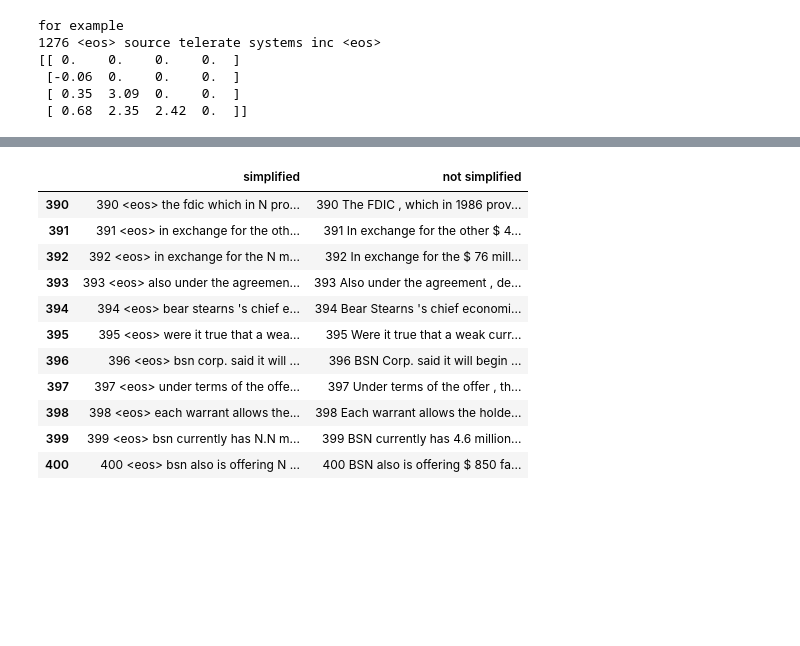
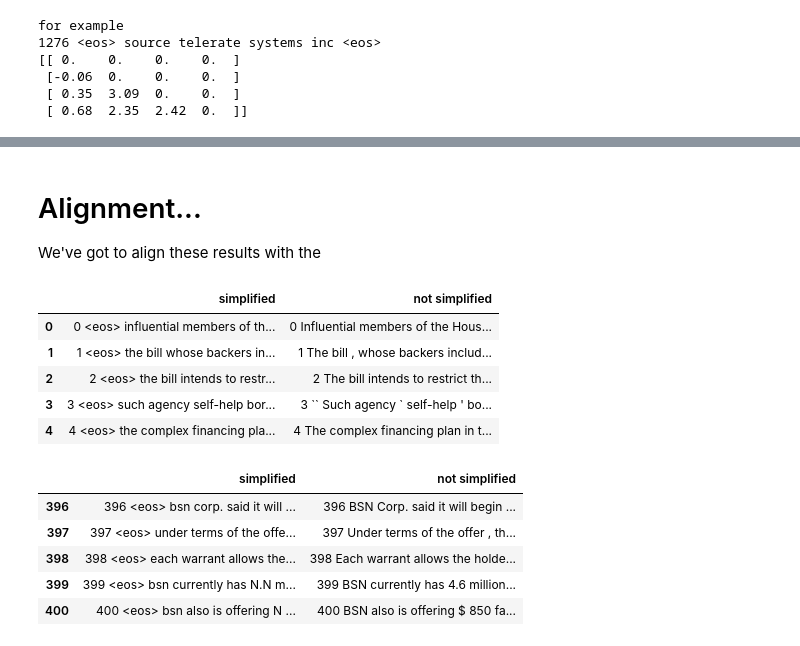
Before and after one commit to postylem/pmi-dependencies, a Jupyter notebook: inspecting lstm matrices.ipynb, the cells around one changed output, grey strips where cells are left out. Saved outputs shown, nothing was run; the diff lists cells and outputs as text; code cells hidden in the pictures; blank space fills up the shorter version.

```diff
--- a/inspecting lstm matrices.ipynb
+++ b/inspecting lstm matrices.ipynb
@@ -123,0 +96,4 @@ Dev sentence number 1276
+# %% [markdown]
+
+# Alignment...
+We've got to align these results with the
@@ -124,18 +102,22 @@ Dev sentence number 1276
 # %%
 s1 = pd.Series(lstm_logp_matrices.files, name='simplified')
 s2 = pd.Series(xlnet_pmi_matrices.files, name='not simplified')
 sent_comparison = pd.concat([s1, s2], axis=1)
-sent_comparison.loc[390:400]
+pd.set_option('display.max_colwidth', None)
+sent_comparison.head()
 # %% [output]
 |  | simplified | not simplified |
-| 390 | 390 <eos> the fdic which in N pro... | 390 The FDIC , which in 1986 prov... |
-| 391 | 391 <eos> in exchange for the oth... | 391 In exchange for the other $ 4... |
-| 392 | 392 <eos> in exchange for the N m... | 392 In exchange for the $ 76 mill... |
-| 393 | 393 <eos> also under the agreemen... | 393 Also under the agreement , de... |
-| 394 | 394 <eos> bear stearns 's chief e... | 394 Bear Stearns 's chief economi... |
-| 395 | 395 <eos> were it true that a wea... | 395 Were it true that a weak curr... |
-| 396 | 396 <eos> bsn corp. said it will ... | 396 BSN Corp. said it will begin ... |
-| 397 | 397 <eos> under terms of the offe... | 397 Under terms of the offer , th... |
-| 398 | 398 <eos> each warrant allows the... | 398 Each warrant allows the holde... |
-| 399 | 399 <eos> bsn currently has N.N m... | 399 BSN currently has 4.6 million... |
-| 400 | 400 <eos> bsn also is offering N ... | 400 BSN also is offering $ 850 fa... |
+| 0 | 0 <eos> influential members of th... | 0 Influential members of the Hous... |
+| 1 | 1 <eos> the bill whose backers in... | 1 The bill , whose backers includ... |
+| 2 | 2 <eos> the bill intends to restr... | 2 The bill intends to restrict th... |
+| 3 | 3 <eos> such agency self-help bor... | 3 `` Such agency ` self-help ' bo... |
+| 4 | 4 <eos> the complex financing pla... | 4 The complex financing plan in t... |
+# %%
+sent_comparison.loc[396:400]
+# %% [output]
+|  | simplified | not simplified |
+| 396 | 396 <eos> bsn corp. said it will ... | 396 BSN Corp. said it will begin ... |
+| 397 | 397 <eos> under terms of the offe... | 397 Under terms of the offer , th... |
+| 398 | 398 <eos> each warrant allows the... | 398 Each warrant allows the holde... |
+| 399 | 399 <eos> bsn currently has N.N m... | 399 BSN currently has 4.6 million... |
+| 400 | 400 <eos> bsn also is offering N ... | 400 BSN also is offering $ 850 fa... |
```
Also changed, not shown: parts of 13 cells of this notebook, 13 other files.
